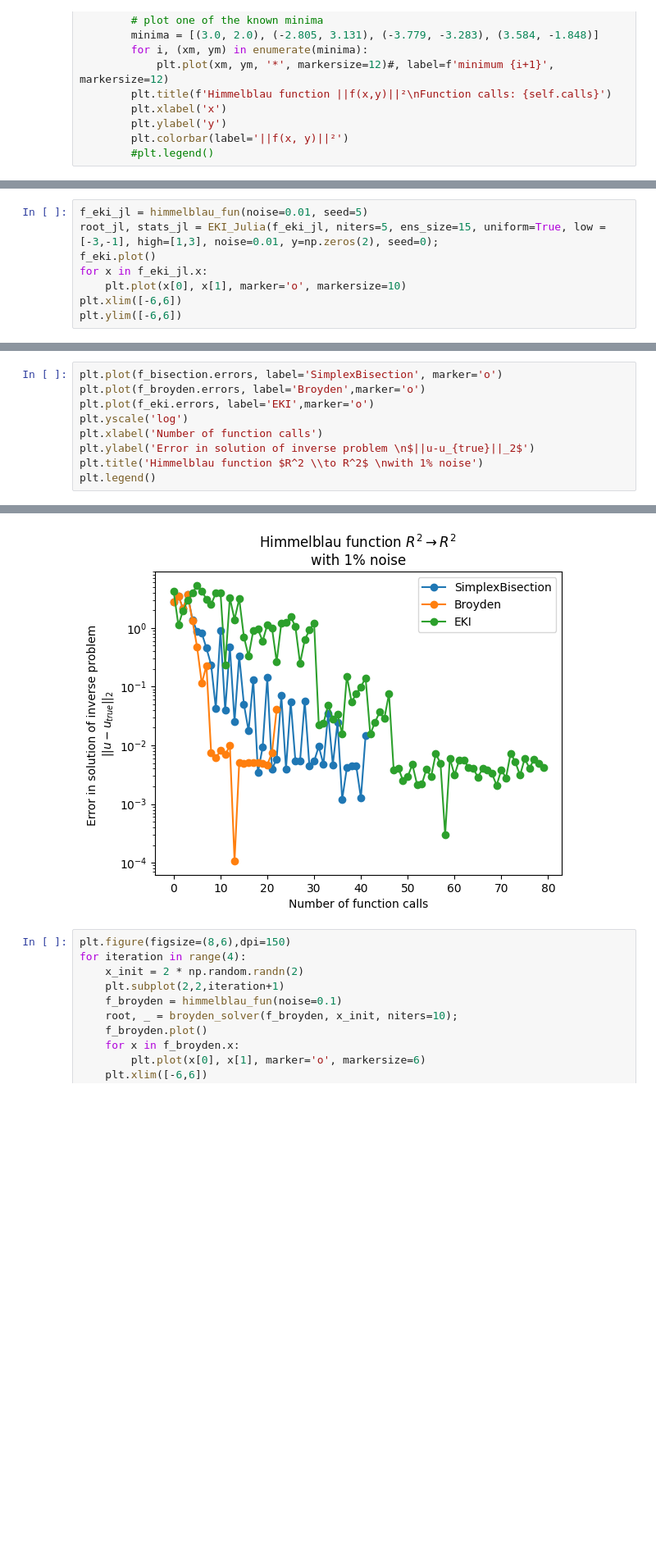
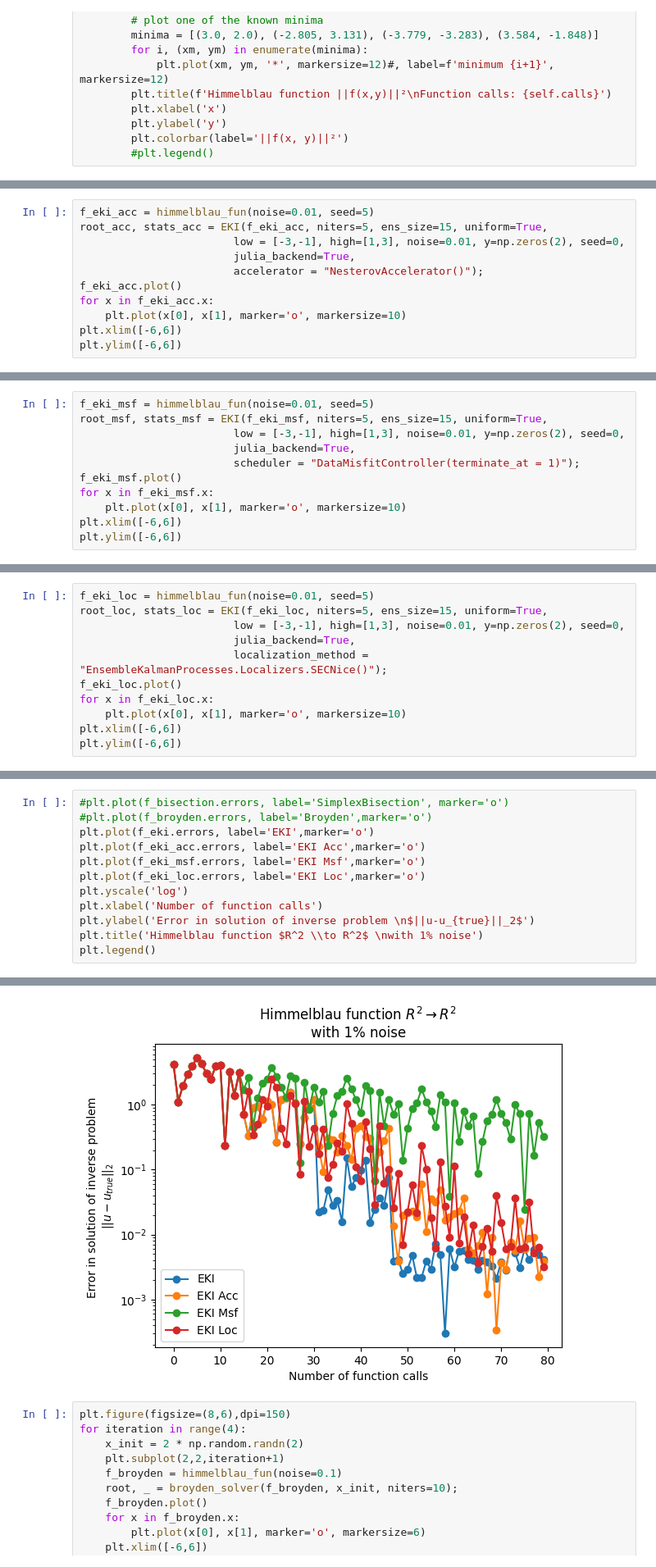
Before and after one commit to m2lines/benchmark-calibration, a Jupyter notebook: notebooks/Benchmark.ipynb, the cells around one changed output, grey strips where cells are left out. Shown at 82% size. Cells and saved outputs as stored; diff of their text form; blank space fills up the shorter version.

```diff
--- a/notebooks/Benchmark.ipynb
+++ b/notebooks/Benchmark.ipynb
@@ -138,8 +144,11 @@ plt.ylim([-6,6])
 # %%
-f_eki_jl = himmelblau_fun(noise=0.01, seed=5)
-root_jl, stats_jl = EKI_Julia(f_eki_jl, niters=5, ens_size=15, uniform=True, low = [-3,-1], high=[1,3], noise=0.01, y=np.zeros(2), seed=0);
-f_eki.plot()
-for x in f_eki_jl.x:
+f_eki_acc = himmelblau_fun(noise=0.01, seed=5)
+root_acc, stats_acc = EKI(f_eki_acc, niters=5, ens_size=15, uniform=True,
+                        low = [-3,-1], high=[1,3], noise=0.01, y=np.zeros(2), seed=0,
+                        julia_backend=True,
+                        accelerator = "NesterovAccelerator()");
+f_eki_acc.plot()
+for x in f_eki_acc.x:
     plt.plot(x[0], x[1], marker='o', markersize=10)
 plt.xlim([-6,6])
 plt.ylim([-6,6])
@@ -148,0 +158,11 @@ plt.ylim([-6,6])
+# %%
+f_eki_msf = himmelblau_fun(noise=0.01, seed=5)
+root_msf, stats_msf = EKI(f_eki_msf, niters=5, ens_size=15, uniform=True,
+                        low = [-3,-1], high=[1,3], noise=0.01, y=np.zeros(2), seed=0,
+                        julia_backend=True,
+                        scheduler = "DataMisfitController(terminate_at = 1)");
+f_eki_msf.plot()
+for x in f_eki_msf.x:
+    plt.plot(x[0], x[1], marker='o', markersize=10)
+plt.xlim([-6,6])
+plt.ylim([-6,6])
@@ -148,0 +172,11 @@ plt.ylim([-6,6])
+# %%
+f_eki_loc = himmelblau_fun(noise=0.01, seed=5)
+root_loc, stats_loc = EKI(f_eki_loc, niters=5, ens_size=15, uniform=True,
+                        low = [-3,-1], high=[1,3], noise=0.01, y=np.zeros(2), seed=0,
+                        julia_backend=True,
+                        localization_method = "EnsembleKalmanProcesses.Localizers.SECNice()");
+f_eki_loc.plot()
+for x in f_eki_loc.x:
+    plt.plot(x[0], x[1], marker='o', markersize=10)
+plt.xlim([-6,6])
+plt.ylim([-6,6])
@@ -149,15 +186,18 @@ plt.ylim([-6,6])
 # %%
-plt.plot(f_bisection.errors, label='SimplexBisection', marker='o')
-plt.plot(f_broyden.errors, label='Broyden',marker='o')
+#plt.plot(f_bisection.errors, label='SimplexBisection', marker='o')
+#plt.plot(f_broyden.errors, label='Broyden',marker='o')
 plt.plot(f_eki.errors, label='EKI',marker='o')
+plt.plot(f_eki_acc.errors, label='EKI Acc',marker='o')
+plt.plot(f_eki_msf.errors, label='EKI Msf',marker='o')
+plt.plot(f_eki_loc.errors, label='EKI Loc',marker='o')
 plt.yscale('log')
 plt.xlabel('Number of function calls')
 plt.ylabel('Error in solution of inverse problem \n$||u-u_{true}||_2$')
 plt.title('Himmelblau function $R^2 \\to R^2$ \nwith 1% noise')
 plt.legend()
 # %% [output]
 <matplotlib.legend.Legend at 0x...>
-[figure, old version]
+[figure, new version]
 # %%
 plt.figure(figsize=(8,6),dpi=150)
 for iteration in range(4):
```
Also changed, not shown: parts of 34 cells of this notebook, 1 other file.
